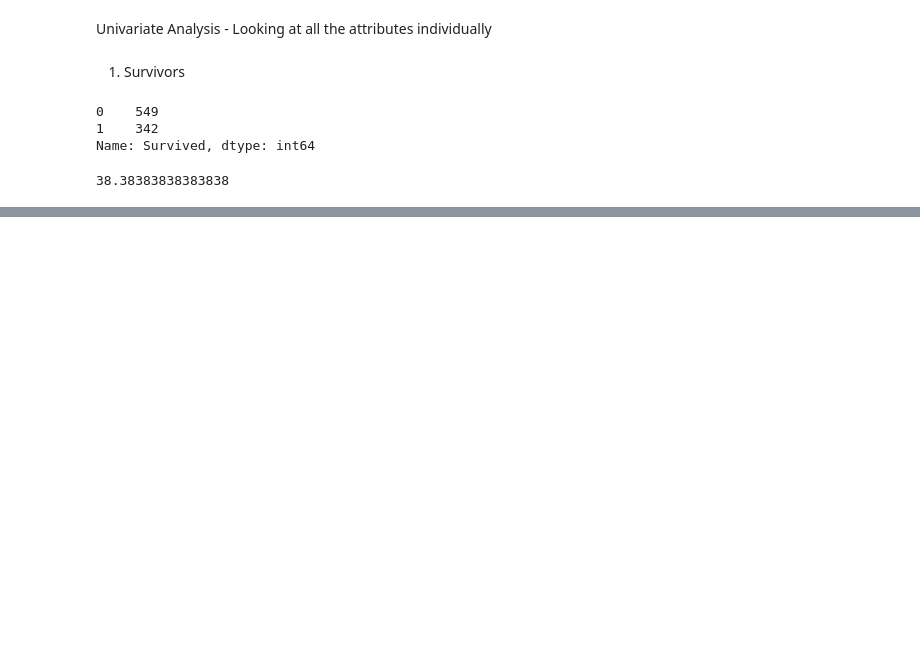
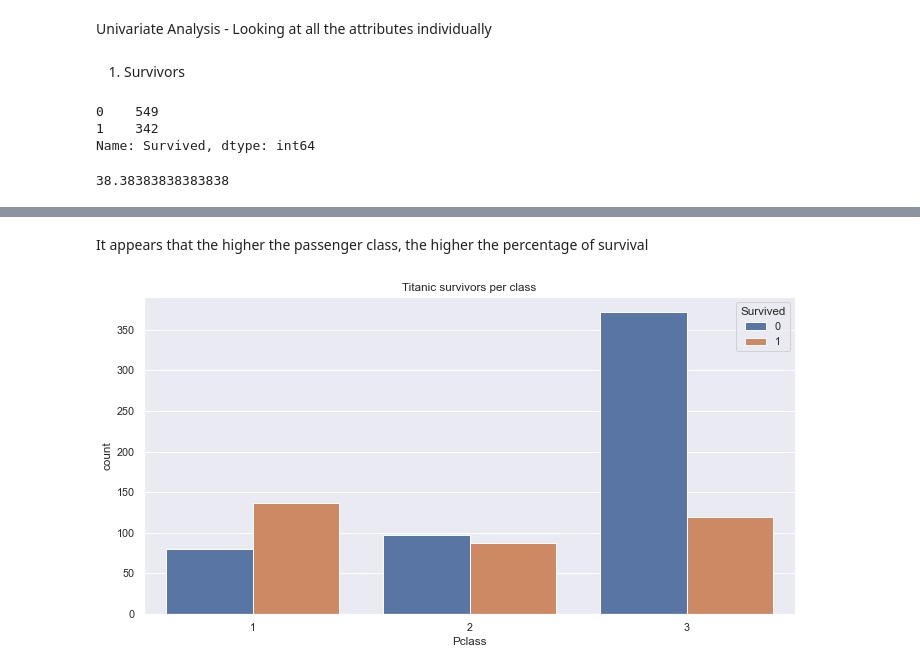
Before and after one commit to niekvanderzwaag/Titanic, a Jupyter notebook: Titanic EDA.ipynb, the cells around one changed output, grey strips where cells are left out. Cells and saved outputs as stored; diff of their text form; code cells hidden in the pictures; blank space fills up the shorter version.

```diff
--- a/Titanic EDA.ipynb
+++ b/Titanic EDA.ipynb
@@ -159,0 +188,7 @@ Out of the titanic (training dataset) rough 38% of passengers survived.
+# %% [markdown]
+It appears that the higher the passenger class, the higher the percentage of survival
+# %%
+sns.countplot(data=titanic, x='Pclass', hue='Survived')
+plt.title('Titanic survivors per class');
+# %% [output]
+[figure, added]
```
Also changed, not shown: parts of 33 cells of this notebook.
